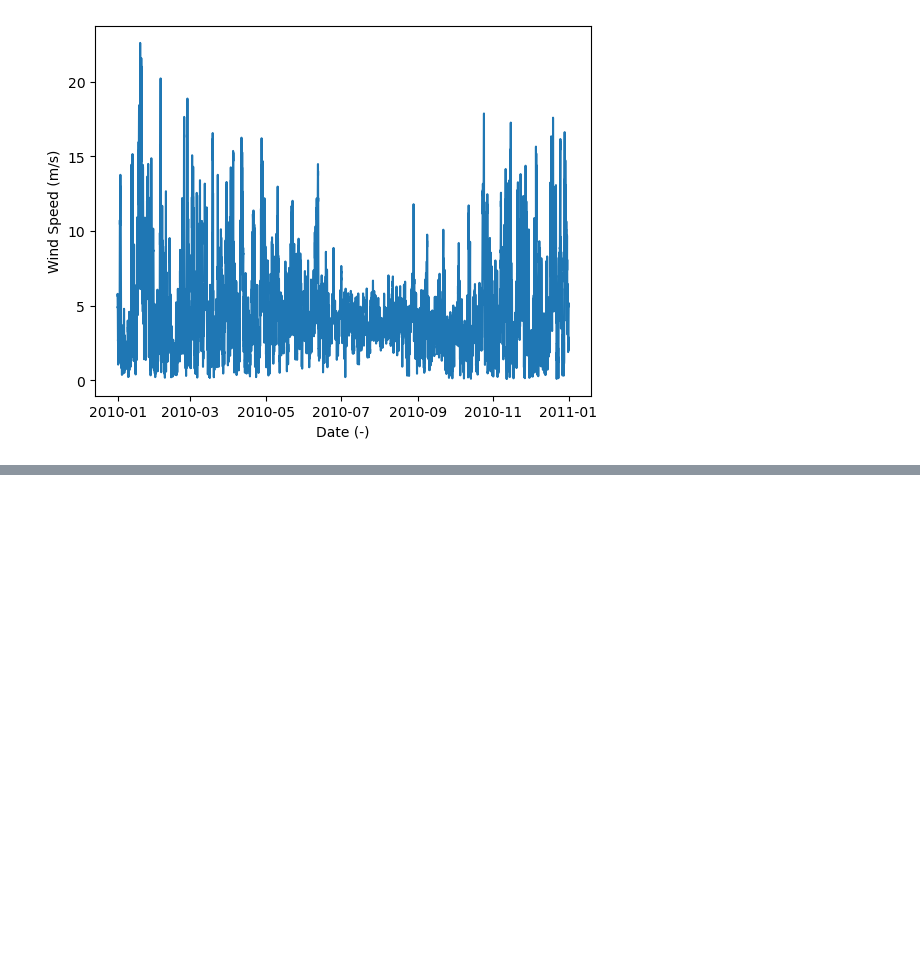
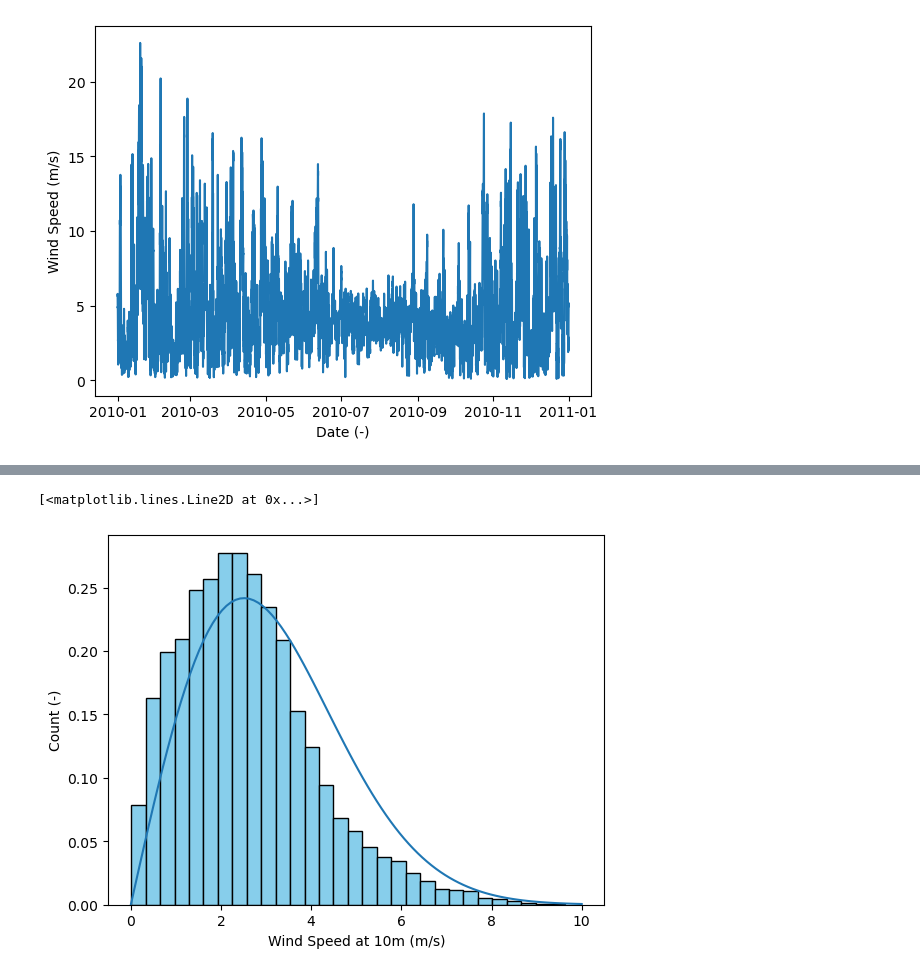
Before and after one commit to mtsn-lab/me146-246, a Jupyter notebook: scripts/nrel-wind.ipynb, the cells around one changed output, grey strips where cells are left out. Cells and saved outputs as stored; diff of their text form; code cells hidden in the pictures; blank space fills up the shorter version.

```diff
--- a/scripts/nrel-wind.ipynb
+++ b/scripts/nrel-wind.ipynb
@@ -105,0 +138,19 @@ Text(0, 0.5, 'Wind Speed (m/s)')
+# %%
+from scipy.stats import rayleigh
+import statistics
+import math
+
+statistics.mean(df['wind speed at 10m (m/s)'])
+sigma = statistics.mode(df['wind speed at 10m (m/s)'])
+
+X = np.linspace(0,10, 100)
+p = [(x/(sigma**2))*math.exp(-(1/2)*((x/sigma)**2)) for x in X]
+
+plt.hist(df['wind speed at 10m (m/s)'], bins=30, density=True, color='skyblue', edgecolor='black')
+plt.xlabel('Wind Speed at 10m (m/s)')
+plt.ylabel('Count (-)')
+
+plt.plot(X,p)
+# %% [output]
+[<matplotlib.lines.Line2D at 0x...>]
+[figure, added]
```
Also changed, not shown: parts of 9 cells of this notebook.
